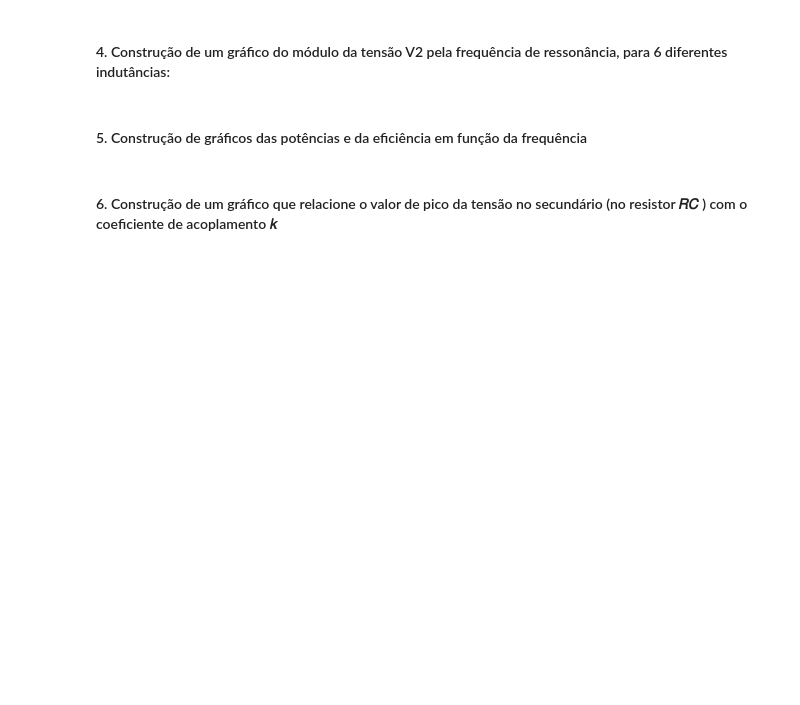
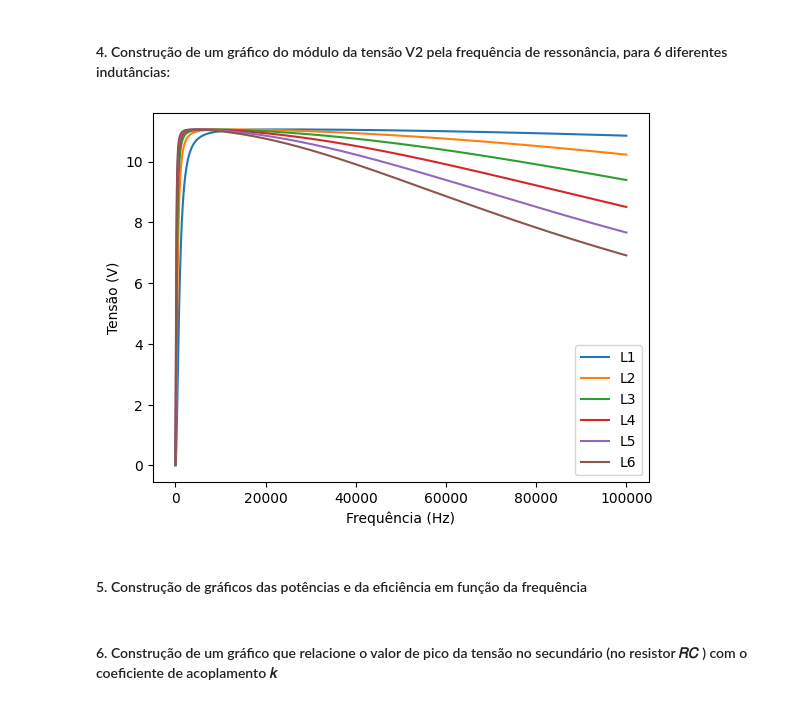
Before and after one commit to pedrofracassi/insper-eletromag-projeto, a Jupyter notebook: Etapa1.ipynb, the cells around one changed output. Saved outputs shown, nothing was run; the diff lists cells and outputs as text; code cells hidden in the pictures; blank space fills up the shorter version.

```diff
--- a/Etapa1.ipynb
+++ b/Etapa1.ipynb
@@ -130,5 +130,27 @@ for k in lista_de_k:
 # %% [markdown]
 #### 4. Construção de um gráfico do módulo da tensão V2 pela frequência de ressonância, para 6 diferentes indutâncias:
+# %%
+Rc = 300 # 300 Ohms
+indutancias = [0.0001, 0.0002, 0.0003, 0.0004, 0.0005, 0.0006] # Valores de indutância em H
+frequencias = np.linspace(10, 100000, 1000) # Valores de frequencia em Hz (devia ser 6)
+
+for L in indutancias:
+    L1 = L
+    L2 = L
+    V2=[]
+    for f in frequencias:
+        C = 1/(4*(pi**2)*(f**2)*(L))
+        C1 = C
+        C2 = C
+        i1, i2, v2 = calcula_transformador(Ufonte, Rc, f)
+        V2.append(abs(v2))
+    plt.plot(frequencias, V2)
+    plt.xlabel('Frequência (Hz)')
+    plt.ylabel('Tensão (V)')
+    plt.legend(['L1','L2','L3','L4','L5','L6',])
+plt.show()
+# %% [output]
+[figure, added]
 # %% [markdown]
 #### 5. Construção de gráficos das potências e da eficiência em função da frequência
 # %% [markdown]
```
Also changed, not shown: parts of 5 cells of this notebook.
